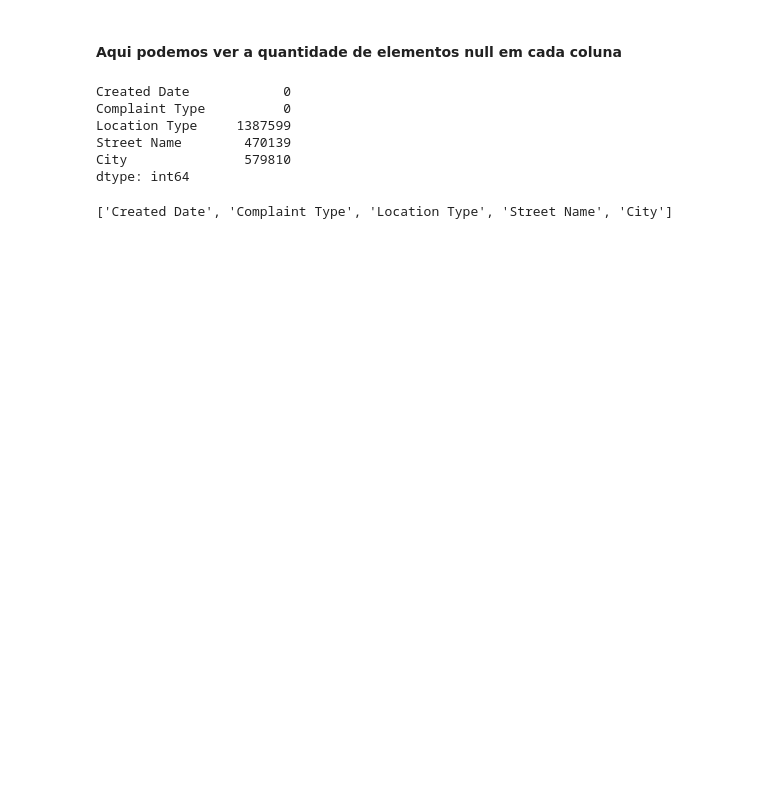
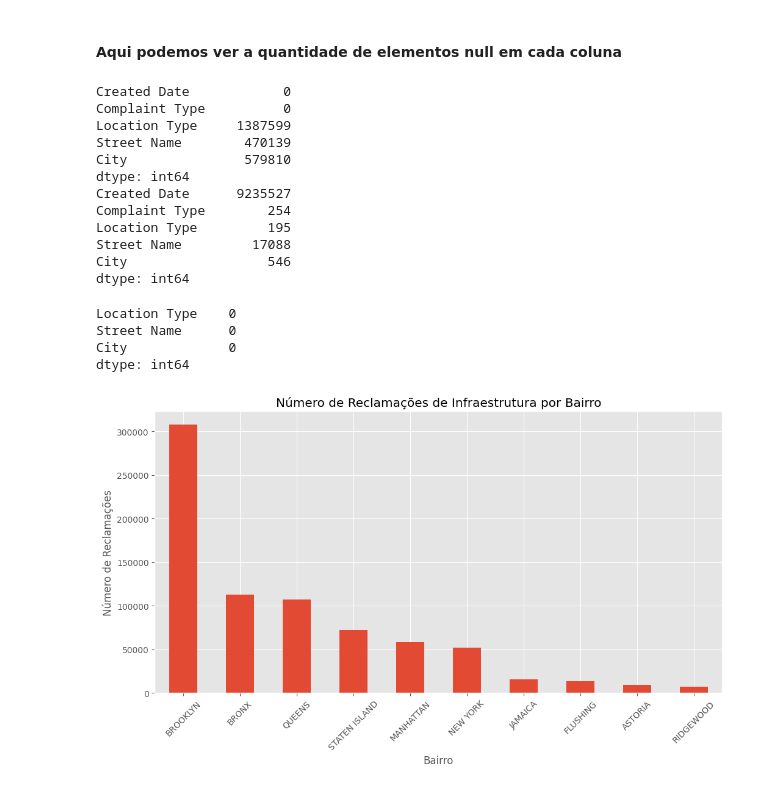
Before and after one commit to gabrielraulino/visualizacao-dados, a Jupyter notebook: 04.E1.ipynb, the cells around one changed output. Drawn from its saved outputs; the diff is of its cells as text; code cells hidden in the pictures; blank space fills up the shorter version.

```diff
--- a/04.E1.ipynb
+++ b/04.E1.ipynb
@@ -52,6 +43,12 @@ df
 # %%
 value_counts = df[['Created Date','Complaint Type', 'Location Type', 'Street Name', 'City']].isnull().sum()
 print(value_counts)
+unique_values = df[['Created Date','Complaint Type', 'Location Type', 'Street Name', 'City']].nunique()
+print(unique_values)
+# df['Complaint Type'].value_counts()
+# df['Location Type'].value_counts()
+# df['Street Name'].value_counts()
+# df['City'].value_counts()
 # %% [output]
 Created Date            0
 Complaint Type          0
@@ -59,12 +56,9 @@ Location Type     1387599
 Street Name        470139
 City               579810
 dtype: int64
+Created Date      9235527
+Complaint Type        254
+Location Type         195
+Street Name         17088
+City                  546
+dtype: int64
-# %%
-from sklearn.pipeline import Pipeline
-from sklearn.impute import SimpleImputer
-
-categorical_features = df.select_dtypes(include=['object']).columns.tolist()
-
-categorical_features
-# %% [output]
-['Created Date', 'Complaint Type', 'Location Type', 'Street Name', 'City']
@@ -70,0 +76,54 @@ categorical_features
+# %%
+# Preenchimento de valores ausentes
+from sklearn.impute import SimpleImputer
+from sklearn.pipeline import Pipeline
+
+
+df['Location Type'] = Pipeline(steps=[
+        ('imputer', SimpleImputer(strategy='most_frequent'))
+    ])
+df['Street Name'] = Pipeline(steps=[
+        ('imputer', SimpleImputer(strategy='most_frequent'))
+    ])
+
+# Criar um dicionário de mapeamento "Street Name" -> "City" com a cidade mais frequente por rua
+street_to_city = df.dropna(subset=['City']).groupby('Street Name')['City'].agg(lambda x: x.mode()[0]).to_dict()
+
+# Preencher os valores ausentes na coluna "City" com base no mapeamento das ruas
+df['City'] = df['City'].fillna(df['Street Name'].map(street_to_city))
+
+# Verificar novamente os valores ausentes
+missing_values_final = df[['Location Type', 'Street Name', 'City']].isnull().sum()
+
+# Exibir os valores ausentes após tratamento
+missing_values_final
+# %% [output]
+Location Type    0
+Street Name      0
+City             0
+dtype: int64
+# %%
+# Lista de tipos de reclamação relacionadas à infraestrutura urbana
+infra_complaints = [
+    "Street Condition", "Street Light Condition", "Sidewalk Condition",
+    "Building/Use", "Sewer", "Traffic Signal Condition", "Damaged Tree", "Construction"
+]
+
+# Filtrar apenas os dados de infraestrutura
+df_infra = df[df['Complaint Type'].isin(infra_complaints)]
+
+# Contar as reclamações por cidade
+infra_complaints_by_city = df_infra['City'].value_counts().head(10)
+
+# Exibir os dados em um gráfico de barras
+import matplotlib.pyplot as plt
+
+plt.figure(figsize=(12, 6))
+infra_complaints_by_city.plot(kind='bar')
+plt.title("Número de Reclamações de Infraestrutura por Bairro")
+plt.xlabel("Bairro")
+plt.ylabel("Número de Reclamações")
+plt.xticks(rotation=45)
+plt.show()
+# %% [output]
+[figure, added]
```
Also changed, not shown: parts of 4 cells of this notebook, 2 other files.
